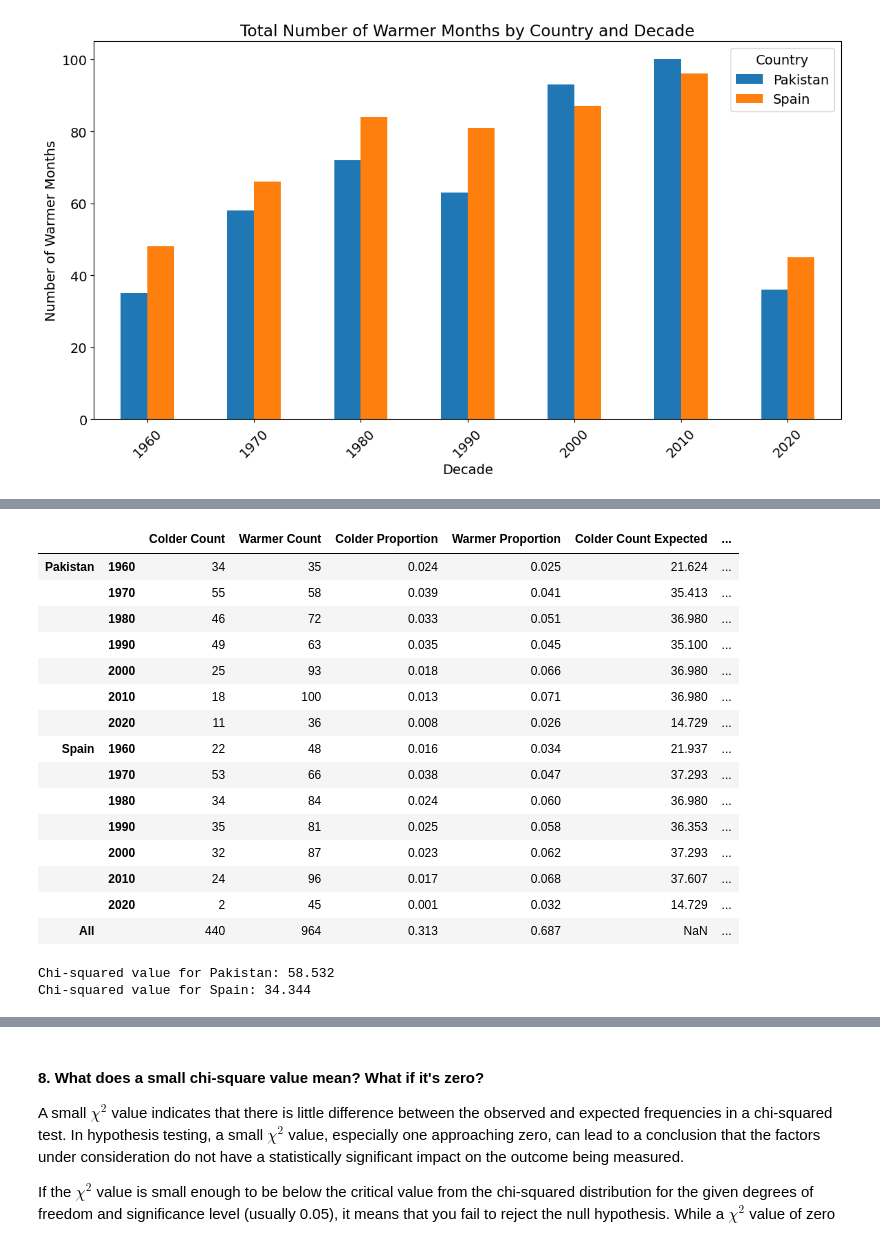
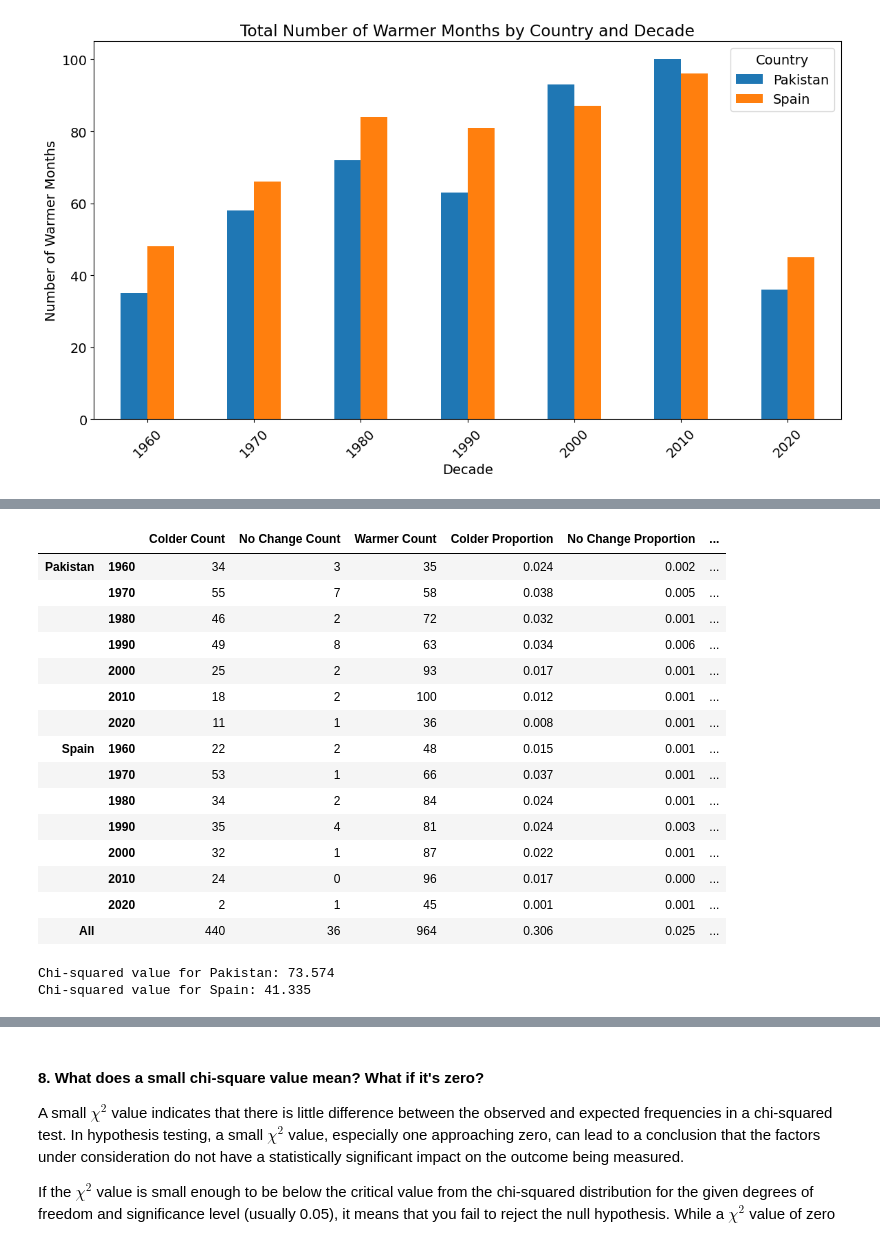
Before and after one commit to mpn1008/RM_assignments, a Jupyter notebook: RM_A02_NMPN/RM_A02_Group.ipynb, the cells around one changed output, grey strips where cells are left out. Drawn from its saved outputs; the diff is of its cells as text; code cells hidden in the pictures.

```diff
--- a/RM_A02_NMPN/RM_A02_Group.ipynb
+++ b/RM_A02_NMPN/RM_A02_Group.ipynb
@@ -371,11 +371,13 @@ for year in range(1964, data_filtered.index.get_level_values("YEAR").max() + 1):
     data_current = data_filtered.xs(year, level="YEAR")
     data_comparison = data_filtered.xs(comparison_year, level="YEAR")
 
-    # Compare each month and set pd.NA for same temperatures
-    monthly_comparison = (data_current > data_comparison).where(data_current != data_comparison, pd.NA)
-    monthly_comparison = monthly_comparison.reset_index()
+    # Compare each month and determine if it's warmer, colder or no change
+    change = data_current.subtract(data_comparison)
+    change_mask = change.apply(
+        lambda col: col.map(lambda x: "Warmer" if x > 0 else "Colder" if x < 0 else "No Change"))
 
-    # Add the year column
+    # Melt the change data into a long format
+    monthly_comparison = change_mask.reset_index()
     monthly_comparison["Year"] = year
     monthly_comparison = monthly_comparison.melt(id_vars=["COUNTRY", "Year"], var_name="Month", value_name="Change")
     monthly_comparison["Month"] = monthly_comparison["Month"].str.replace("TMP_MEAN_", "")
@@ -384,13 +386,8 @@ for year in range(1964, data_filtered.index.get_level_values("YEAR").max() + 1):
     # Append the results to the comparison DataFrame
     comparison = pd.concat([comparison, monthly_comparison], ignore_index=True)
 
-# Map True/False values in "Change" to "Warmer" and "Colder"
-# False becomes "Colder", True becomes "Warmer", and pd.NA (for same temps) remains pd.NA
-comparison["Change"] = comparison["Change"].map({True: "Warmer", False: "Colder"})
-
+# Capitalize country names and add 'Decade' column for further grouping
 comparison["Country"] = comparison["Country"].str.capitalize()
-
-# Adding a 'Decade' column to the data for grouping by decade
 comparison["Decade"] = (comparison["Year"] // 10) * 10
 
 comparison
@@ -615,60 +612,61 @@ grand_total = contingency_combined_absolute.iloc[-1, -1]       # Overall grand t
 
 # Create DataFrame to store expected frequencies without margins
 expected_frequencies = pd.DataFrame(index=row_totals.index, columns=column_totals.index)
 
 # Populate expected frequencies table
 for row in expected_frequencies.index:
     for col in expected_frequencies.columns:
         expected_frequencies.loc[row, col] = (row_totals[row] * column_totals[col]) / grand_total
 
 # Add suffix to expected frequencies for clarity
 expected_frequencies = expected_frequencies.add_suffix(" Expected")
 
 # Combine all tables into one DataFrame
 contingency_combined = pd.concat([contingency_combined_absolute, contingency_combined_proportion, expected_frequencies], axis=1)
 
 # Round proportions and expected frequencies for readability
 proportion_columns = [col for col in contingency_combined.columns if "Proportion" in col]
 expected_columns = [col for col in contingency_combined.columns if "Expected" in col]
 contingency_combined[proportion_columns] = contingency_combined[proportion_columns].astype(float).round(3)
 contingency_combined[expected_columns] = contingency_combined[expected_columns].astype(float).round(3)
 
 # Clean up index and column names for readability
 contingency_combined.index.names = [None, None]
 contingency_combined.columns.name = None
 
 # Order columns to keep "All" totals at the end
-ordered_columns = [col for col in contingency_combined.columns if "All" not in col] + [col for col in contingency_combined.columns if "All" in col]
+ordered_columns = (
+    [col for col in contingency_combined.columns if "All" not in col] + [col for col in contingency_combined.columns if "All" in col])
 contingency_combined = contingency_combined[ordered_columns]
 
 contingency_combined
 # %% [output]
-|  |  | Colder Count | Warmer Count | Colder Proportion | Warmer Proportion | Colder Count Expected | ... |
-| Pakistan | 1960 | 34 | 35 | 0.024 | 0.025 | 21.624 | ... |
-|  | 1970 | 55 | 58 | 0.039 | 0.041 | 35.413 | ... |
-|  | 1980 | 46 | 72 | 0.033 | 0.051 | 36.980 | ... |
-|  | 1990 | 49 | 63 | 0.035 | 0.045 | 35.100 | ... |
-|  | 2000 | 25 | 93 | 0.018 | 0.066 | 36.980 | ... |
-|  | 2010 | 18 | 100 | 0.013 | 0.071 | 36.980 | ... |
-|  | 2020 | 11 | 36 | 0.008 | 0.026 | 14.729 | ... |
-| Spain | 1960 | 22 | 48 | 0.016 | 0.034 | 21.937 | ... |
-|  | 1970 | 53 | 66 | 0.038 | 0.047 | 37.293 | ... |
-|  | 1980 | 34 | 84 | 0.024 | 0.060 | 36.980 | ... |
-|  | 1990 | 35 | 81 | 0.025 | 0.058 | 36.353 | ... |
-|  | 2000 | 32 | 87 | 0.023 | 0.062 | 37.293 | ... |
-|  | 2010 | 24 | 96 | 0.017 | 0.068 | 37.607 | ... |
-|  | 2020 | 2 | 45 | 0.001 | 0.032 | 14.729 | ... |
-| All |  | 440 | 964 | 0.313 | 0.687 | NaN | ... |
+|  |  | Colder Count | No Change Count | Warmer Count | Colder Proportion | No Change Proportion | ... |
+| Pakistan | 1960 | 34 | 3 | 35 | 0.024 | 0.002 | ... |
+|  | 1970 | 55 | 7 | 58 | 0.038 | 0.005 | ... |
+|  | 1980 | 46 | 2 | 72 | 0.032 | 0.001 | ... |
+|  | 1990 | 49 | 8 | 63 | 0.034 | 0.006 | ... |
+|  | 2000 | 25 | 2 | 93 | 0.017 | 0.001 | ... |
+|  | 2010 | 18 | 2 | 100 | 0.012 | 0.001 | ... |
+|  | 2020 | 11 | 1 | 36 | 0.008 | 0.001 | ... |
+| Spain | 1960 | 22 | 2 | 48 | 0.015 | 0.001 | ... |
+|  | 1970 | 53 | 1 | 66 | 0.037 | 0.001 | ... |
+|  | 1980 | 34 | 2 | 84 | 0.024 | 0.001 | ... |
+|  | 1990 | 35 | 4 | 81 | 0.024 | 0.003 | ... |
+|  | 2000 | 32 | 1 | 87 | 0.022 | 0.001 | ... |
+|  | 2010 | 24 | 0 | 96 | 0.017 | 0.000 | ... |
+|  | 2020 | 2 | 1 | 45 | 0.001 | 0.001 | ... |
+| All |  | 440 | 36 | 964 | 0.306 | 0.025 | ... |
 # %%
-""" 7. Chi-square values for Pakistan and Spain. """
+""" 7. Chi-squared values for Pakistan and Spain. """
 
 # Initialize chi-squared values for Pakistan and Spain
 chi2_pakistan = 0
 chi2_spain = 0
 
 # Define the columns for observed and expected values based on the data structure
-observed_columns = ["Colder Count", "Warmer Count"]
-expected_columns = ["Colder Count Expected", "Warmer Count Expected"]
+observed_columns = ["Colder Count", "Warmer Count", "No Change Count"]
+expected_columns = ["Colder Count Expected", "Warmer Count Expected", "No Change Count Expected"]
 
 # Loop over each observed and expected column pair
 for observed_col, expected_col in zip(observed_columns, expected_columns):
@@ -693,8 +691,8 @@ for observed_col, expected_col in zip(observed_columns, expected_columns):
 print("Chi-squared value for Pakistan:", round(chi2_pakistan, 3))
 print("Chi-squared value for Spain:", round(chi2_spain, 3))
 # %% [output]
-Chi-squared value for Pakistan: 58.532
-Chi-squared value for Spain: 34.344
+Chi-squared value for Pakistan: 73.574
+Chi-squared value for Spain: 41.335
 # %% [markdown]
 #### Interpretation
 The calculated $\chi^2$ values for Pakistan and Spain indicate how much the observed changes in temperature deviate from expected. A high $\chi^2$ value suggests that there is a significant difference between the observed and expected frequencies. A low $\chi^2$ value would suggest that the observed values are close to what we would expect by chance, indicating no significant deviation.
```
Also changed, not shown: parts of 7 cells of this notebook.
